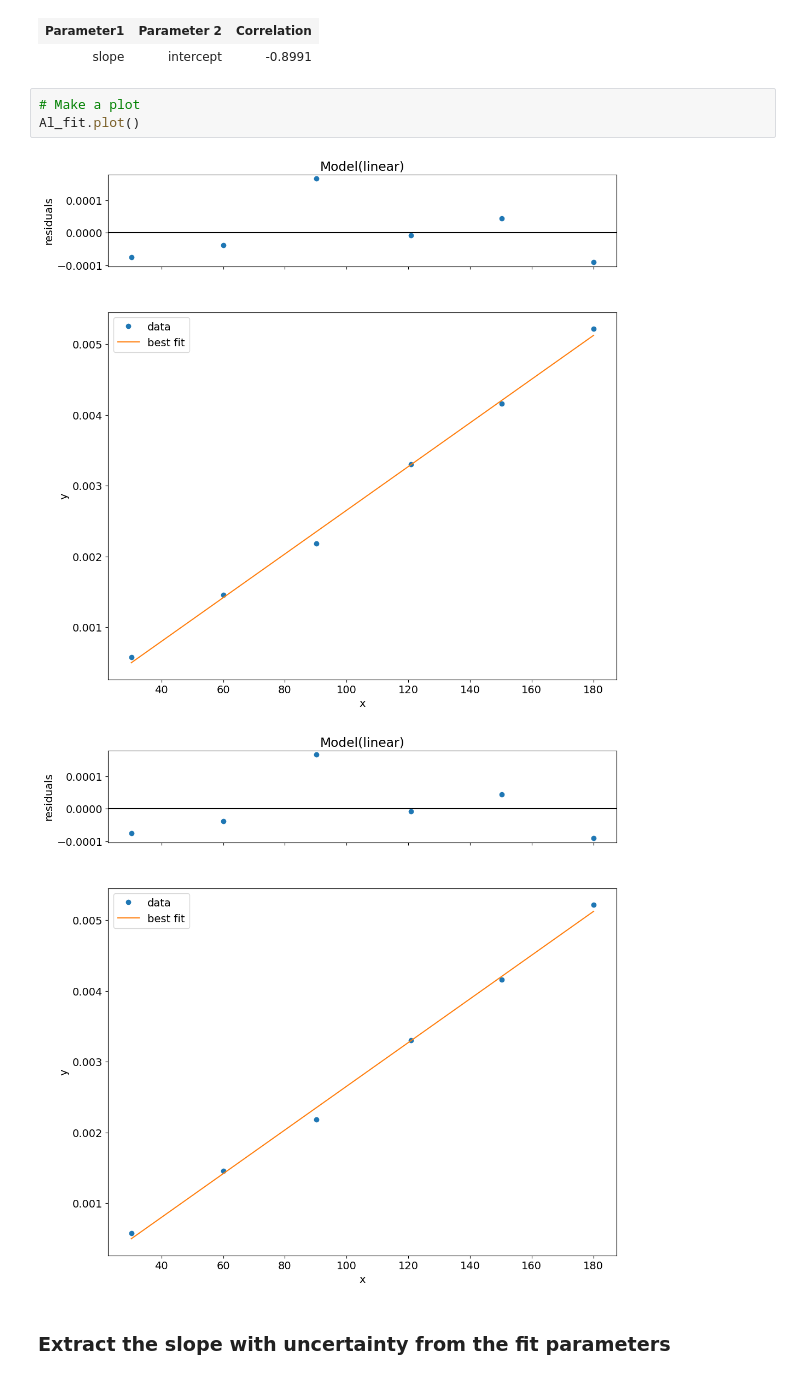
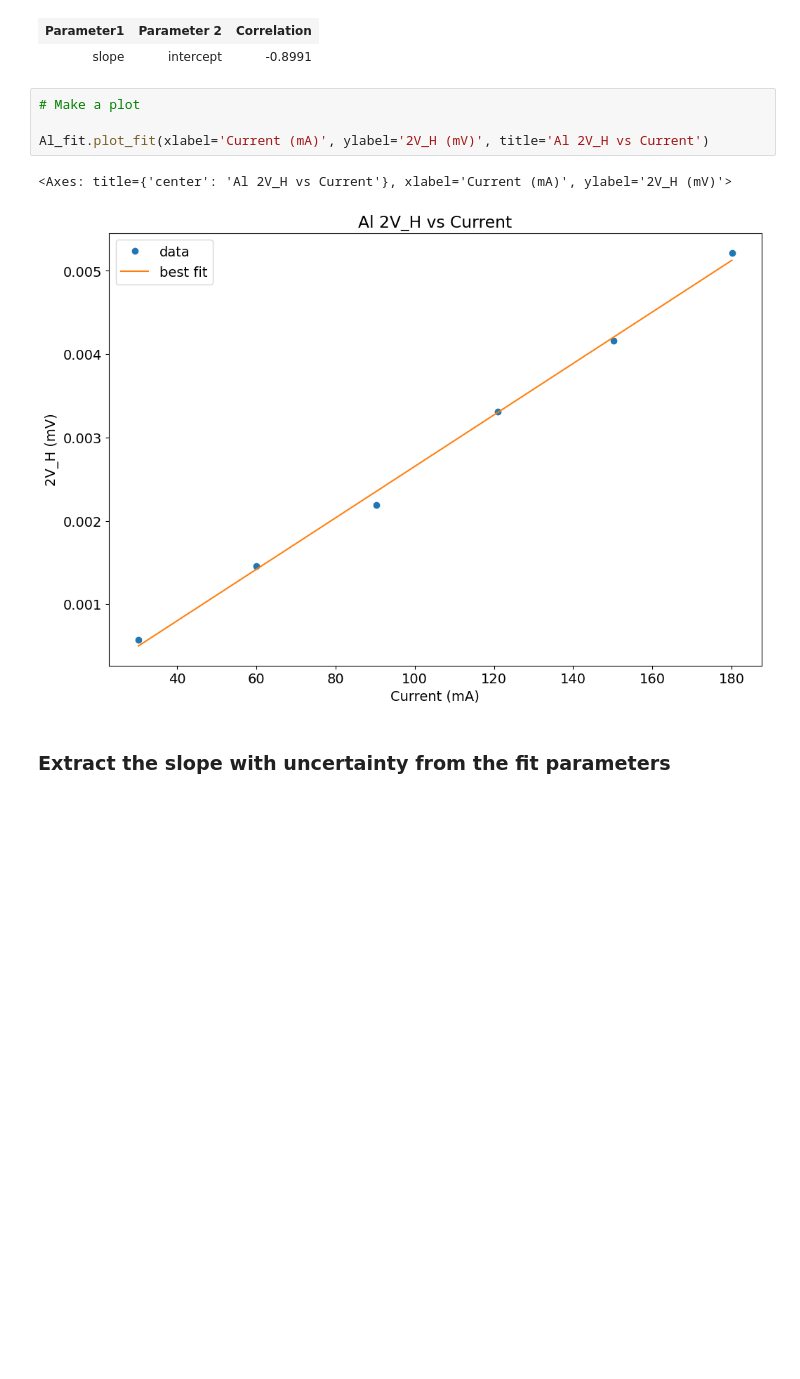
Before and after one commit to twsweeney/Physics431, a Jupyter notebook: Lab1-hall-effect/Individual-Analysis/hall-effect/Thomas-SweeneyHall Effect Analysis.ipynb, the cells around one changed output. Drawn from its saved outputs; the diff is of its cells as text; blank space fills up the shorter version.

Commit message:
Plotting and unit cleanup

```diff
--- a/Lab1-hall-effect/Individual-Analysis/hall-effect/Thomas-SweeneyHall Effect Analysis.ipynb
+++ b/Lab1-hall-effect/Individual-Analysis/hall-effect/Thomas-SweeneyHall Effect Analysis.ipynb
@@ -257,12 +257,13 @@ Parameters
 Correlations (unreported values are < 0.100)
 | Parameter1 | Parameter 2 | Correlation |
 | slope | intercept | -0.8991 |
-# %%
-# Make a plot
-Al_fit.plot()
-# %% [output]
-[figure, removed]
-[figure, removed]
+# %%
+# Make a plot
+
+Al_fit.plot_fit(xlabel='Current (mA)', ylabel='2V_H (mV)', title='Al 2V_H vs Current')
+# %% [output]
+<Axes: title={'center': 'Al 2V_H vs Current'}, xlabel='Current (mA)', ylabel='2V_H (mV)'>
+[figure, added]
 # %% [markdown]
 ### Extract the slope with uncertainty from the fit parameters
 # %%
```
Also changed, not shown: parts of 12 cells of this notebook.
